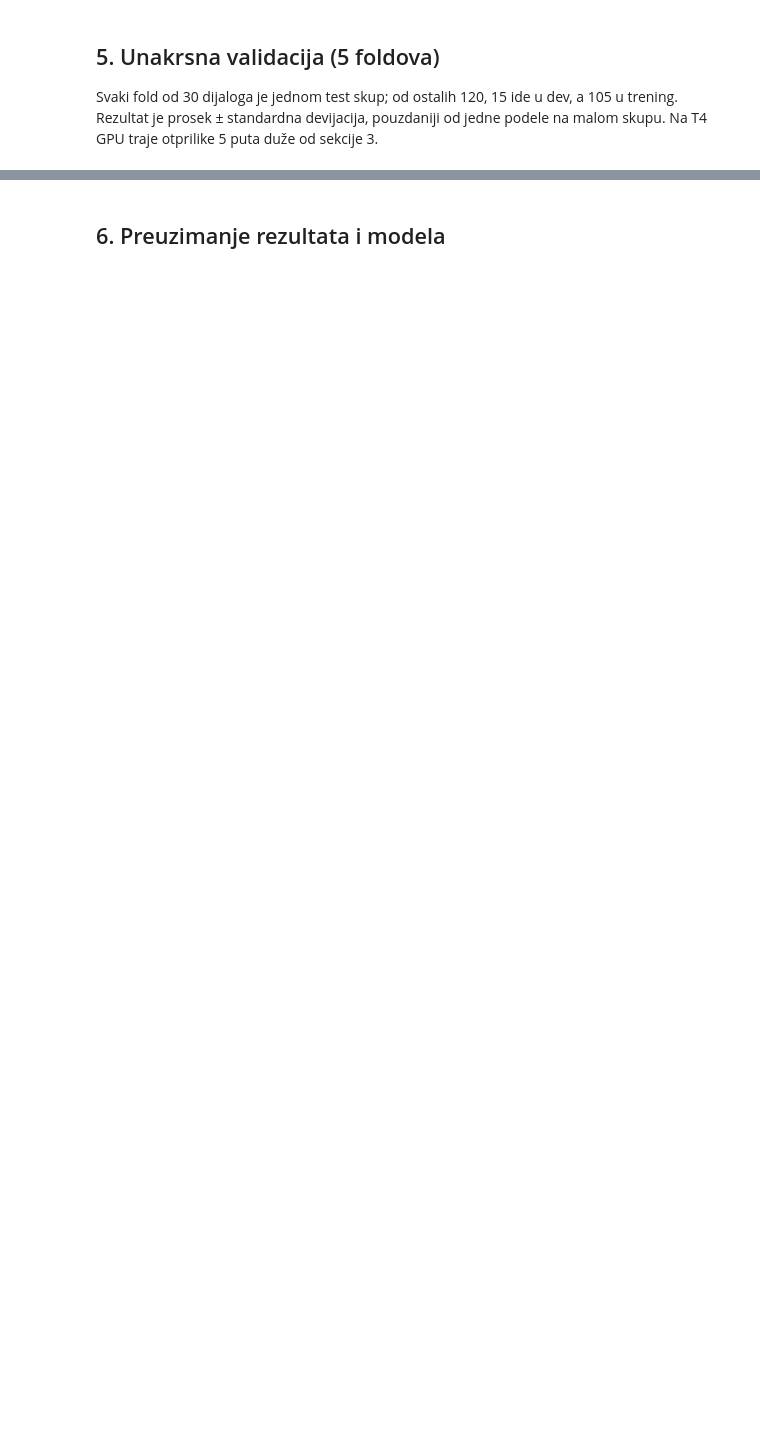
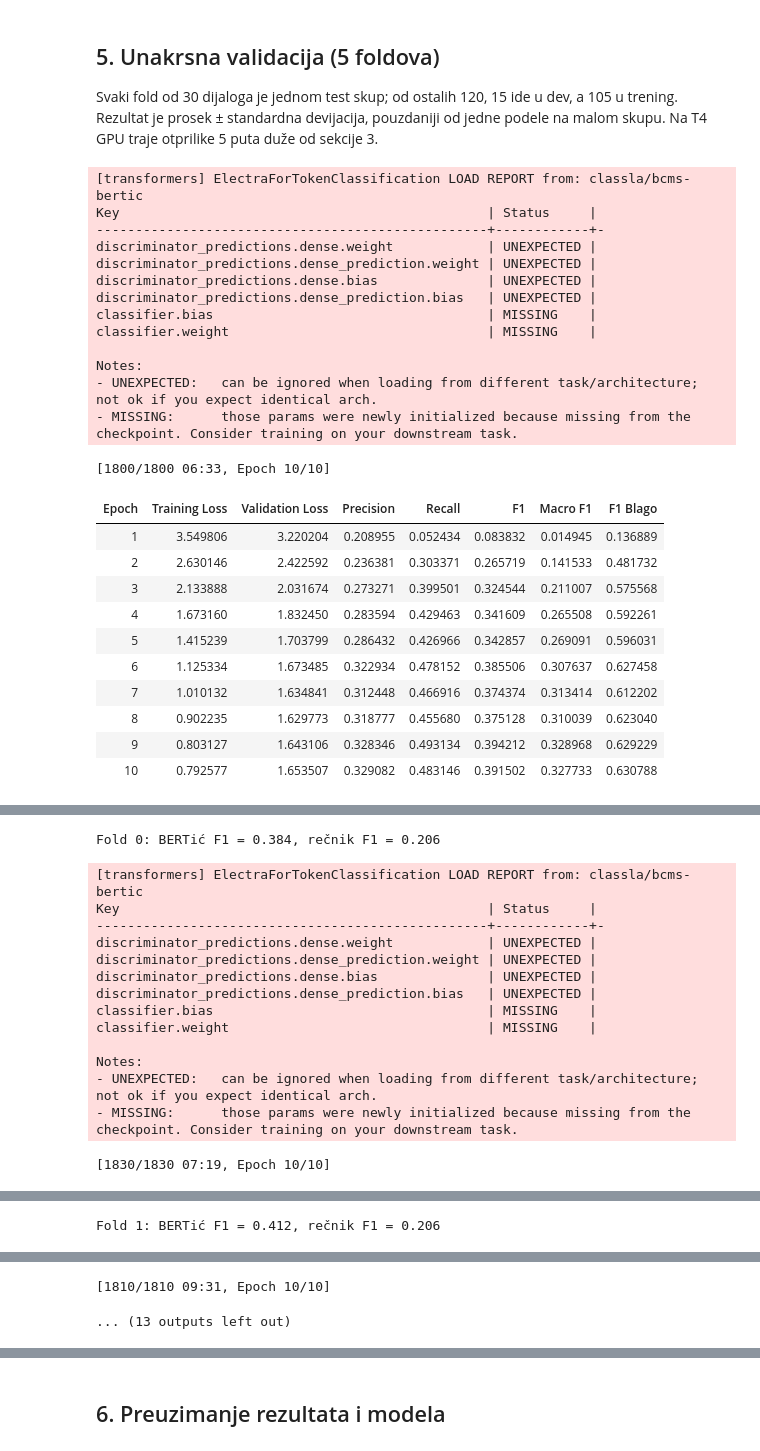
Before and after one commit to tijanicica/hello-baby-knowledge-graph, a Jupyter notebook: ner_bertic_colab.ipynb, the cells around one changed output, grey strips where cells are left out. Saved outputs shown, nothing was run; the diff lists cells and outputs as text; code cells hidden in the pictures; blank space fills up the shorter version.

```diff
--- a/ner_bertic_colab.ipynb
+++ b/ner_bertic_colab.ipynb
@@ -262,20 +526,48 @@ Na T4 GPU traje otprilike 5 puta duže od sekcije 3.
 # %%
 cv_rows = []
 for k, test_ids in enumerate(split["folds"]):
     rest = [d for d in sorted({r["dialog_id"] for r in records}) if d not in set(test_ids)]
     random.Random(SEED + k).shuffle(rest)
     dev_ids, train_ids = rest[:15], rest[15:]
     tr, dv, te = select(train_ids), select(dev_ids), select(test_ids)
 
     _, g, p = train_and_test(tr, dv, te, out_dir=f"cv_fold{k}")
+    if FIX_BIO:
+        p = [fix_bio(x) for x in p]
     base_p = [dictionary_predict(build_dictionary(tr), r["tokens"]) for r in te]
-    rep = classification_report(g, p, mode="strict", scheme=IOB2, output_dict=True)
-    row = {"fold": k, "F1_bertic": f1_score(g, p, mode="strict", scheme=IOB2),
-           "F1_recnik": f1_score(g, base_p, mode="strict", scheme=IOB2)}
-    row.update({f"F1_{t}": rep[t]["f1-score"] for t in rep if t.isupper()})
+    rep, sc = entity_report(g, p), scores(g, p)
+    row = {"fold": k, "F1_bertic": sc["f1"], "macroF1_bertic": sc["macro_f1"],
+           "F1blago_bertic": sc["f1_blago"], "F1_recnik": scores(g, base_p)["f1"]}
+    row.update({f"tip_{t}": rep[t]["f1-score"] for t in rep})
     cv_rows.append(row)
     print(f"Fold {k}: BERTić F1 = {row['F1_bertic']:.3f}, rečnik F1 = {row['F1_recnik']:.3f}")
 
 cv = pd.DataFrame(cv_rows)
-print(f"\nBERTić: {cv['F1_bertic'].mean():.3f} ± {cv['F1_bertic'].std():.3f}")
-print(f"Rečnik: {cv['F1_recnik'].mean():.3f} ± {cv['F1_recnik'].std():.3f}")
+for col in ["F1_bertic", "macroF1_bertic", "F1blago_bertic", "F1_recnik"]:
+    print(f"{col:<16} {cv[col].mean():.3f} ± {cv[col].std():.3f}")
+# %% [output]
+[transformers] ElectraForTokenClassification LOAD REPORT from: classla/bcms-bertic
+Key                                               | Status     |
+--------------------------------------------------+------------+-
+discriminator_predictions.dense.weight            | UNEXPECTED |
+discriminator_predictions.dense_prediction.weight | UNEXPECTED |
+discriminator_predictions.dense.bias              | UNEXPECTED |
+discriminator_predictions.dense_prediction.bias   | UNEXPECTED |
+classifier.bias                                   | MISSING    |
+classifier.weight                                 | MISSING    |
+
+Notes:
+- UNEXPECTED:   can be ignored when loading from different task/architecture; not ok if you expect identical arch.
+- MISSING:      those params were newly initialized because missing from the checkpoint. Consider training on your downstream task.
+[1800/1800 06:33, Epoch 10/10]
+| Epoch | Training Loss | Validation Loss | Precision | Recall | F1 | Macro F1 | F1 Blago |
+| 1 | 3.549806 | 3.220204 | 0.208955 | 0.052434 | 0.083832 | 0.014945 | 0.136889 |
+| 2 | 2.630146 | 2.422592 | 0.236381 | 0.303371 | 0.265719 | 0.141533 | 0.481732 |
+| 3 | 2.133888 | 2.031674 | 0.273271 | 0.399501 | 0.324544 | 0.211007 | 0.575568 |
+| 4 | 1.673160 | 1.832450 | 0.283594 | 0.429463 | 0.341609 | 0.265508 | 0.592261 |
+| 5 | 1.415239 | 1.703799 | 0.286432 | 0.426966 | 0.342857 | 0.269091 | 0.596031 |
+| 6 | 1.125334 | 1.673485 | 0.322934 | 0.478152 | 0.385506 | 0.307637 | 0.627458 |
+| 7 | 1.010132 | 1.634841 | 0.312448 | 0.466916 | 0.374374 | 0.313414 | 0.612202 |
+| 8 | 0.902235 | 1.629773 | 0.318777 | 0.455680 | 0.375128 | 0.310039 | 0.623040 |
+| 9 | 0.803127 | 1.643106 | 0.328346 | 0.493134 | 0.394212 | 0.328968 | 0.629229 |
+| 10 | 0.792577 | 1.653507 | 0.329082 | 0.483146 | 0.391502 | 0.327733 | 0.630788 |
@@ -281,0 +575,15 @@ print(f"Rečnik: {cv['F1_recnik'].mean():.3f} ± {cv['F1_recnik'].std():.3f}")
+Fold 0: BERTić F1 = 0.384, rečnik F1 = 0.206
+[transformers] ElectraForTokenClassification LOAD REPORT from: classla/bcms-bertic
+Key                                               | Status     |
+--------------------------------------------------+------------+-
+discriminator_predictions.dense.weight            | UNEXPECTED |
+discriminator_predictions.dense_prediction.weight | UNEXPECTED |
+discriminator_predictions.dense.bias              | UNEXPECTED |
+discriminator_predictions.dense_prediction.bias   | UNEXPECTED |
+classifier.bias                                   | MISSING    |
+classifier.weight                                 | MISSING    |
+
+Notes:
+- UNEXPECTED:   can be ignored when loading from different task/architecture; not ok if you expect identical arch.
+- MISSING:      those params were newly initialized because missing from the checkpoint. Consider training on your downstream task.
+[1830/1830 07:19, Epoch 10/10]
@@ -281,0 +602 @@ print(f"Rečnik: {cv['F1_recnik'].mean():.3f} ± {cv['F1_recnik'].std():.3f}")
+Fold 1: BERTić F1 = 0.412, rečnik F1 = 0.206
@@ -282 +616,3 @@ print(f"Rečnik: {cv['F1_recnik'].mean():.3f} ± {cv['F1_recnik'].std():.3f}")
+[1810/1810 09:31, Epoch 10/10]
+... (13 outputs left out)
 # %%
```
Also changed, not shown: parts of 22 cells of this notebook.
